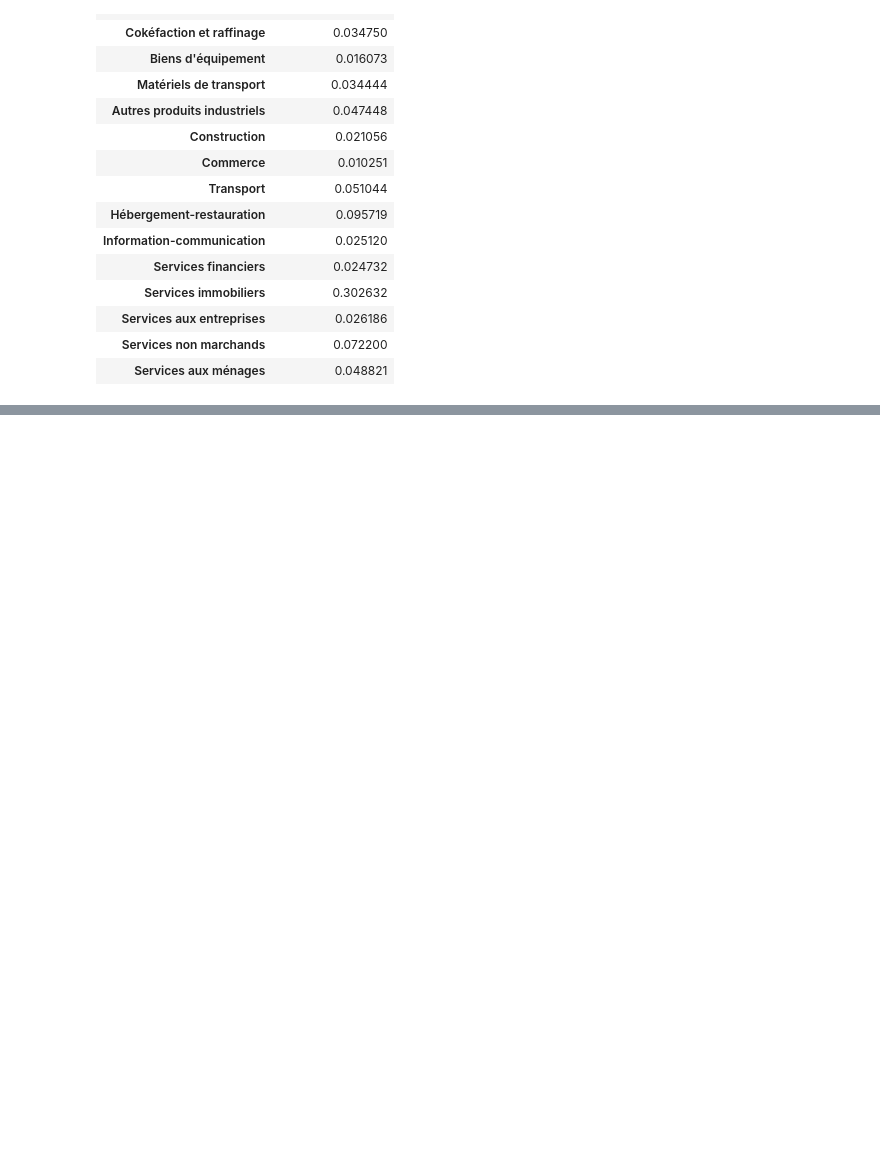
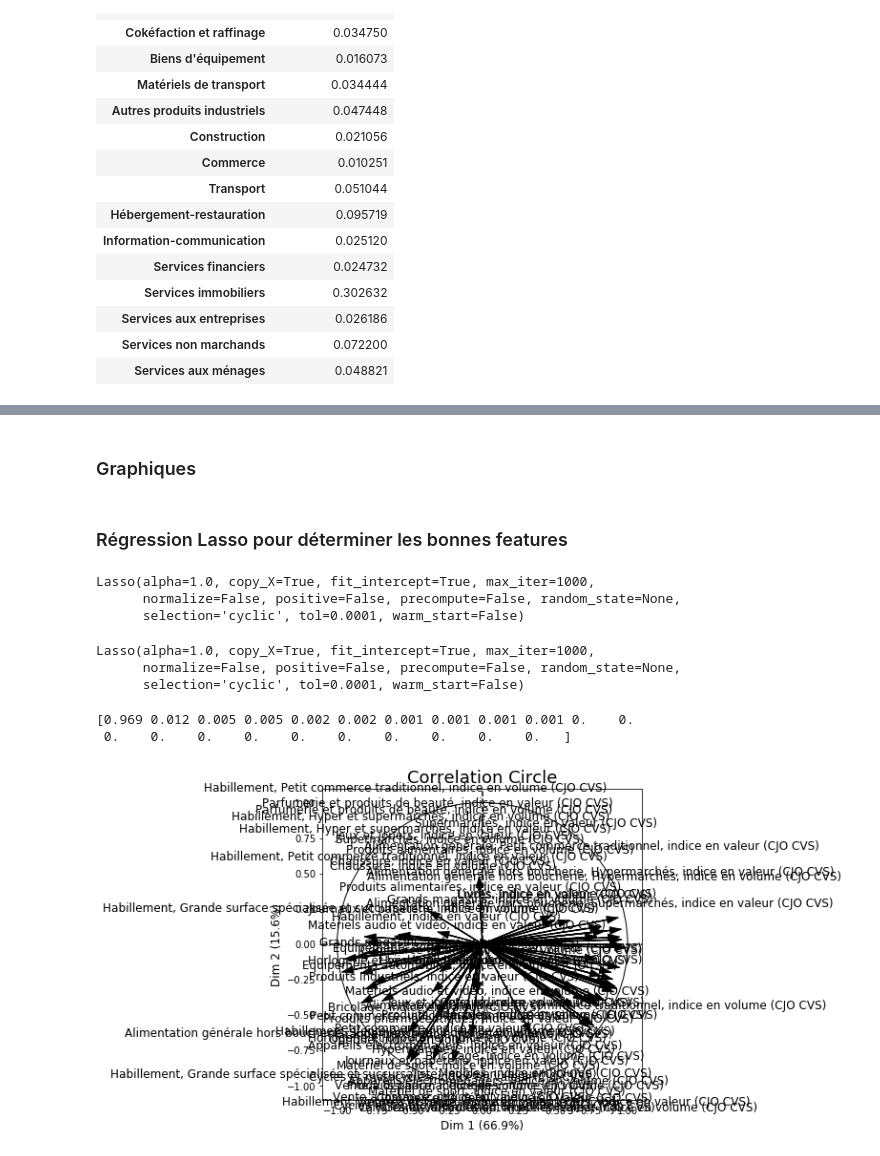
Before and after one commit to LittleBabyPanda/Q3-Project, a Jupyter notebook: Notebook du projet.ipynb, the cells around one changed output, grey strips where cells are left out. Cells and saved outputs as stored; diff of their text form; code cells hidden in the pictures; blank space fills up the shorter version.

```diff
--- a/Notebook du projet.ipynb
+++ b/Notebook du projet.ipynb
@@ -227,0 +232,50 @@ share_of_variance.T
+# %%
+os.chdir(cwd+'/Ressources')
+services = pd.read_csv('Services index.csv',sep=';')
+goods = pd.read_csv('Goods index.csv',sep=';')
+retail_trade = pd.read_csv('Retail trade index.csv',sep=';')
+os.chdir(cwd)
+# %%
+services = services.drop(range(4)).set_index('Titre :').replace(',','.',regex=True).astype('float64')
+goods = goods.drop(range(4)).set_index('Titre :').replace(',','.',regex=True).astype('float64')
+retail_trade = retail_trade.drop(range(4)).set_index('Titre :').replace(',','.',regex=True).astype('float64')
+# %% [markdown]
+### Graphiques
+# %% [markdown]
+### Régression Lasso pour déterminer les bonnes features
+# %%
+from sklearn.linear_model import Lasso
+reg = Lasso()
+reg.fit(retail_trade.dropna(),conso.iloc[range(len(retail_trade.dropna()))])
+# %% [output]
+Lasso(alpha=1.0, copy_X=True, fit_intercept=True, max_iter=1000,
+      normalize=False, positive=False, precompute=False, random_state=None,
+      selection='cyclic', tol=0.0001, warm_start=False)
+# %%
+CJO_CVS = []
+brut = []
+for column in retail_trade.columns:
+    CJO_CVS.append(column.endswith('(CJO CVS)'))
+    brut.append(column.endswith('(Brut)'))
+
+regCVO_CJS = Lasso()
+regBrut = Lasso()
+
+regCVO_CJS.fit(retail_trade[retail_trade.columns[CJO_CVS]].dropna(),conso.iloc[range(len(retail_trade[retail_trade.columns[CJO_CVS]].dropna()))])
+regBrut.fit(retail_trade[retail_trade.columns[brut]].dropna(),conso.iloc[range(len(retail_trade[retail_trade.columns[brut]].dropna()))])
+# %% [output]
+Lasso(alpha=1.0, copy_X=True, fit_intercept=True, max_iter=1000,
+      normalize=False, positive=False, precompute=False, random_state=None,
+      selection='cyclic', tol=0.0001, warm_start=False)
+# %%
+pca_retail_trade = PCA()
+pca_retail_trade.fit(retail_trade[retail_trade.columns[CJO_CVS]].dropna())
+print(np.around(pca.explained_variance_ratio_,3))
+# %% [output]
+[0.969 0.012 0.005 0.005 0.002 0.002 0.001 0.001 0.001 0.001 0.    0.
+ 0.    0.    0.    0.    0.    0.    0.    0.    0.    0.   ]
+# %%
+figure, correlation_matrix = plot_pca_correlation_graph(retail_trade[retail_trade.columns[CJO_CVS]].dropna(),
+                                                        retail_trade[retail_trade.columns[CJO_CVS]].dropna().columns)
+# %% [output]
+[figure, added]
```
Also changed, not shown: parts of 4 cells of this notebook.
